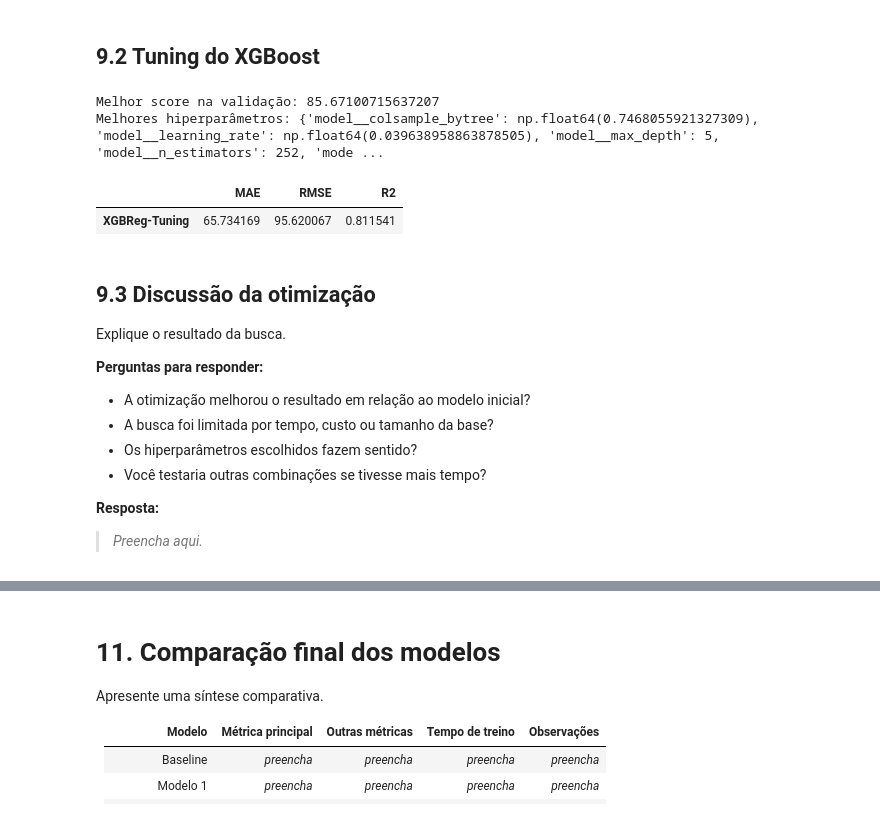
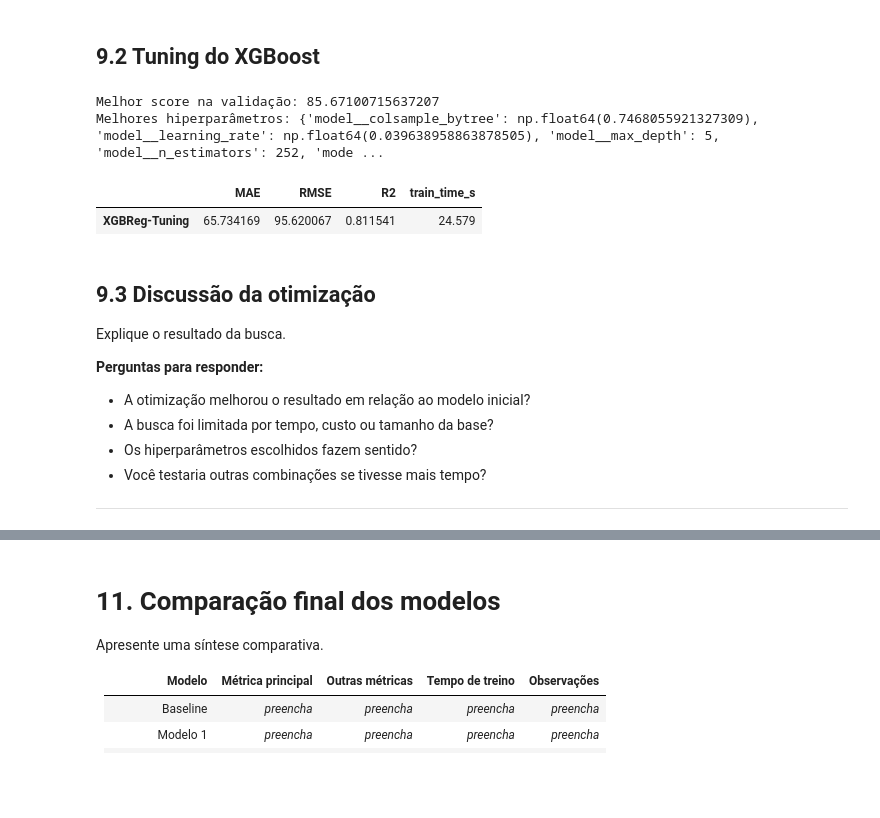
Before and after one commit to pedrovsbenevides/mvp_ml_pucrio, a Jupyter notebook: MVP_Regression.ipynb, the cells around one changed output, grey strips where cells are left out. Cells and saved outputs as stored; diff of their text form; code cells hidden in the pictures; blank space fills up the shorter version.

```diff
--- a/MVP_Regression.ipynb
+++ b/MVP_Regression.ipynb
@@ -96,13 +154,14 @@ Seed: 42
 # %% [markdown]
 ## 2.1 Funções auxiliares
 # %%
-def evaluate_regression(y_true, y_pred):
+def evaluate_regression(y_true, y_pred, train_time=0):
     """Calcula métricas básicas para regressão."""
     mse = mean_squared_error(y_true, y_pred)
     return {
         "MAE": mean_absolute_error(y_true, y_pred),
         "RMSE": np.sqrt(mse),
-        "R2": r2_score(y_true, y_pred)
+        "R2": r2_score(y_true, y_pred),
+        "train_time_s" : round(train_time, 3)
     }
 
 def show_results_table(results_dict):
@@ -831,8 +974,7 @@ baseline.fit(X_train, y_train)
 train_time = time.time() - t0
 y_pred = baseline.predict(X_test)
 
-results["baseline"] = evaluate_regression(y_test, y_pred)
-results["baseline"]["train_time_s"] = round(train_time, 3)
+results["baseline"] = evaluate_regression(y_test, y_pred, train_time)
 trained_models["baseline"] = baseline
 
 # === Modelos Candidatos === #
@@ -842,9 +984,8 @@ for name, model in candidates.items():
     train_time = time.time() - t0
 
     y_pred = model.predict(X_test)
-    results[name] = evaluate_regression(y_test, y_pred)
+    results[name] = evaluate_regression(y_test, y_pred, train_time)
 
-    results[name]["train_time_s"] = round(train_time, 3)
     trained_models[name] = model
 
 # === Resultados Iniciais === #
@@ -914,11 +1059,17 @@ pipelines.append(('knn-norm', Pipeline(steps=[min_max_scaler, model_to_tune])))
 
 for name, model in pipelines:
     grid = GridSearchCV(estimator=model, param_grid=param_grid, scoring=scoring, cv=cv, n_jobs=1)
+
+    t0 = time.time()
     grid.fit(X_train, y_train)
+    train_time = time.time() - t0
+
 
     y_pred = grid.predict(X_test)
-    tuning_results[name] = evaluate_regression(y_test, y_pred)
+    tuning_results[name] = evaluate_regression(y_test, y_pred, train_time)
+    results[name] = evaluate_regression(y_test, y_pred, train_time)
 
+    trained_models[name] = grid.best_estimator_
     print("%s - Melhor RMSE na validação cruzada: %f usando %s" % (name, -grid.best_score_, grid.best_params_))
 
 # === Avaliação com Hiperparametros === #
@@ -945,38 +1096,47 @@ cv = TimeSeriesSplit(n_splits=6)
 param_dist = {
     "model__n_estimators": randint(50, 300),
     "model__max_depth": randint(3, 10),
     "model__learning_rate": uniform(0.01, 0.19),
     "model__subsample": uniform(0.7, 0.3),
     "model__colsample_bytree": uniform(0.7, 0.3)
 }
 
 model_to_tune = Pipeline(steps=[
         ("preprocess", preprocess),
         ("model", XGBRegressor(objective="reg:squarederror", random_state=SEED))
     ])
 
 search = RandomizedSearchCV(
         model_to_tune,
         param_distributions=param_dist,
         n_iter=N_ITER_SEARCH,
         cv=cv,
         scoring=scoring,
         random_state=SEED,
         n_jobs=1
     )
+
+t0 = time.time()
 search.fit(X_train, y_train)
+train_time = time.time() - t0
+
+best_model = search.best_estimator_
+
+trained_models['XGBReg-Tuning'] = best_model
+y_pred = best_model.predict(X_test)
+
+xgb_tuning['XGBReg-Tuning'] = evaluate_regression(y_test, y_pred, train_time)
+results['XGBReg-Tuning'] = evaluate_regression(y_test, y_pred, train_time)
+
 print("Melhor score na validação:", -search.best_score_)
 print("Melhores hiperparâmetros:", search.best_params_)
 
-best_model = search.best_estimator_
-y_pred = best_model.predict(X_test)
-xgb_tuning['XGBReg-Tuning'] = evaluate_regression(y_test, y_pred)
 show_results_table(xgb_tuning)
 # %% [output]
 Melhor score na validação: 85.67100715637207
 Melhores hiperparâmetros: {'model__colsample_bytree': np.float64(0.7468055921327309), 'model__learning_rate': np.float64(0.039638958863878505), 'model__max_depth': 5, 'model__n_estimators': 252, 'mode ...
-|  | MAE | RMSE | R2 |
-| XGBReg-Tuning | 65.734169 | 95.620067 | 0.811541 |
+|  | MAE | RMSE | R2 | train_time_s |
+| XGBReg-Tuning | 65.734169 | 95.620067 | 0.811541 | 24.579 |
 # %% [markdown]
 ## 9.3 Discussão da otimização
 
@@ -988,5 +1148,6 @@ Explique o resultado da busca.
 - Os hiperparâmetros escolhidos fazem sentido?
 - Você testaria outras combinações se tivesse mais tempo?
 
-**Resposta:**
-> _Preencha aqui._
+
+
+---
```
Also changed, not shown: parts of 57 cells of this notebook.
